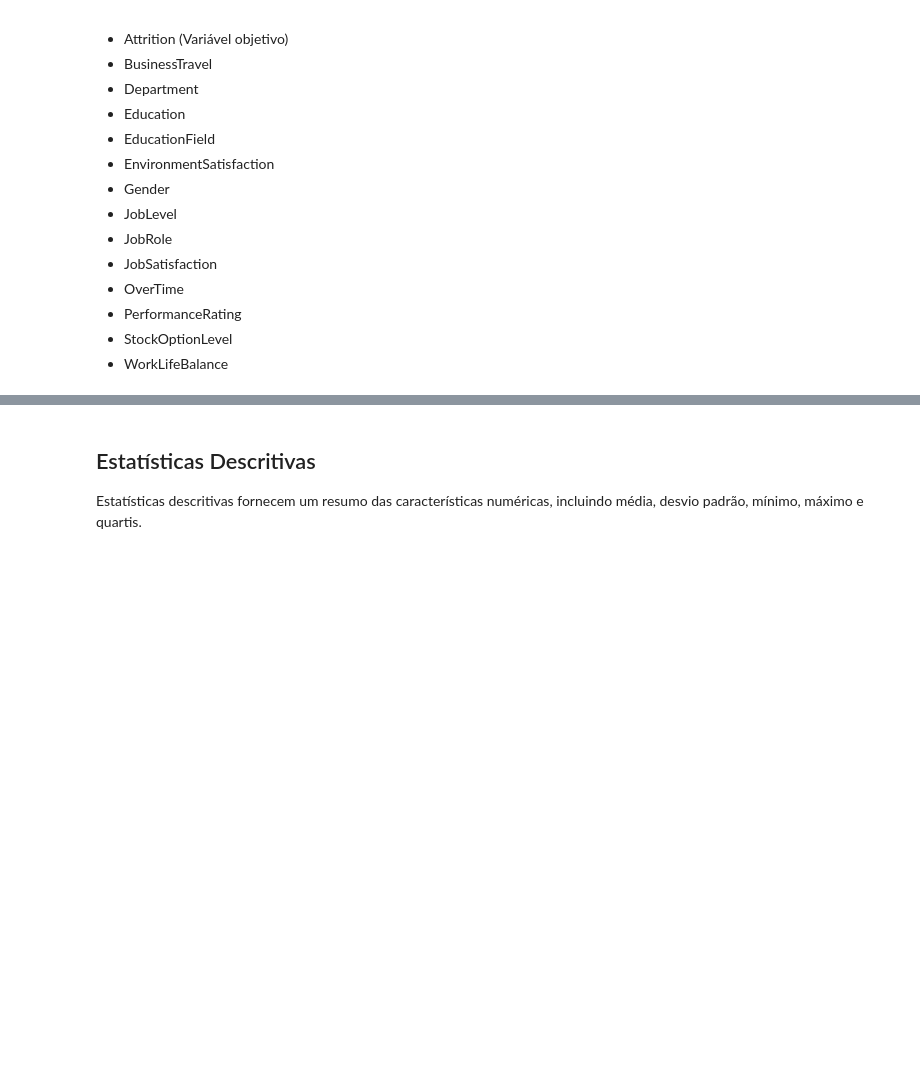
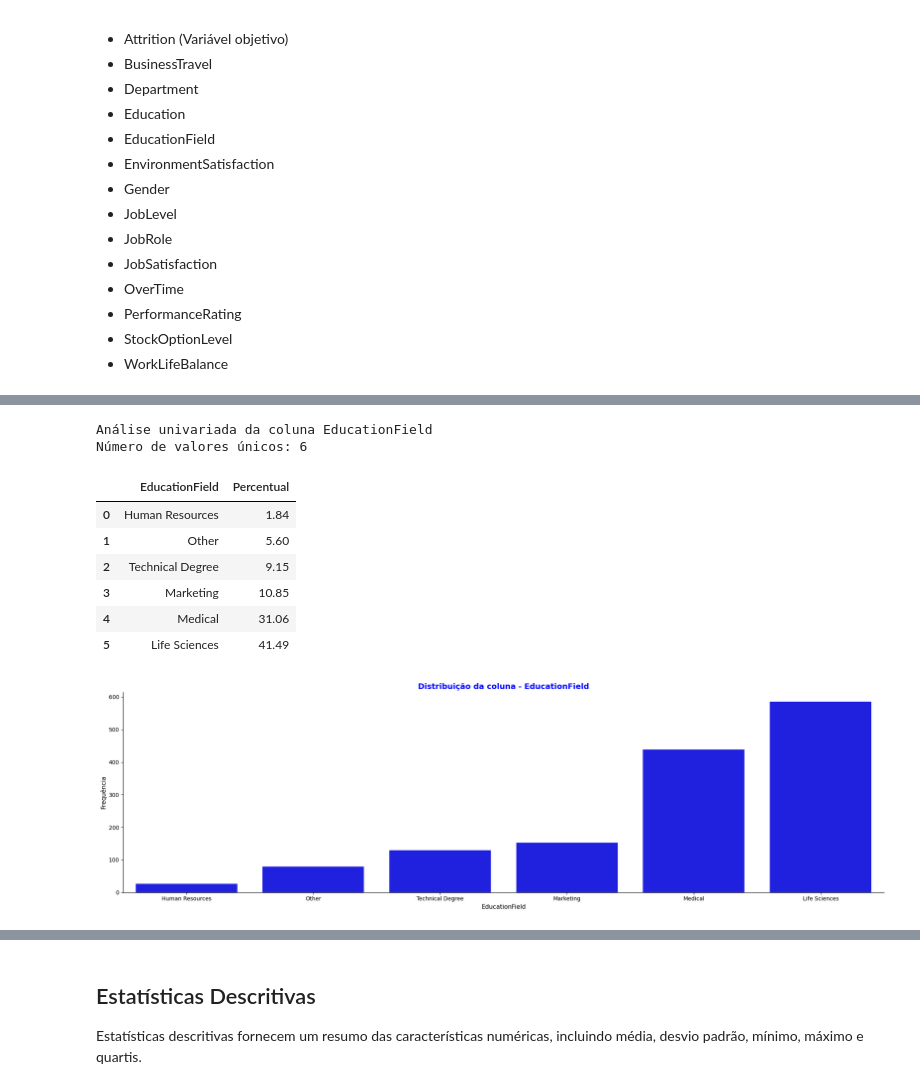
Before and after one commit to VitorMirandaAquino/pucrio-mvp-analise-dados, a Jupyter notebook: MVP_Análise_de_Dados_e_Boas_Práticas.ipynb, the cells around one changed output, grey strips where cells are left out. Cells and saved outputs as stored; diff of their text form; code cells hidden in the pictures; blank space fills up the shorter version.

```diff
--- a/MVP_Análise_de_Dados_e_Boas_Práticas.ipynb
+++ b/MVP_Análise_de_Dados_e_Boas_Práticas.ipynb
@@ -305,0 +429,13 @@ Das 27 colunas, temos:
+# %%
+analise_univariada_categorica(df, "EducationField")
+# %% [output]
+Análise univariada da coluna EducationField
+Número de valores únicos: 6
+|  | EducationField | Percentual |
+| 0 | Human Resources | 1.84 |
+| 1 | Other | 5.60 |
+| 2 | Technical Degree | 9.15 |
+| 3 | Marketing | 10.85 |
+| 4 | Medical | 31.06 |
+| 5 | Life Sciences | 41.49 |
+[figure, added]
```
Also changed, not shown: parts of 23 cells of this notebook.
